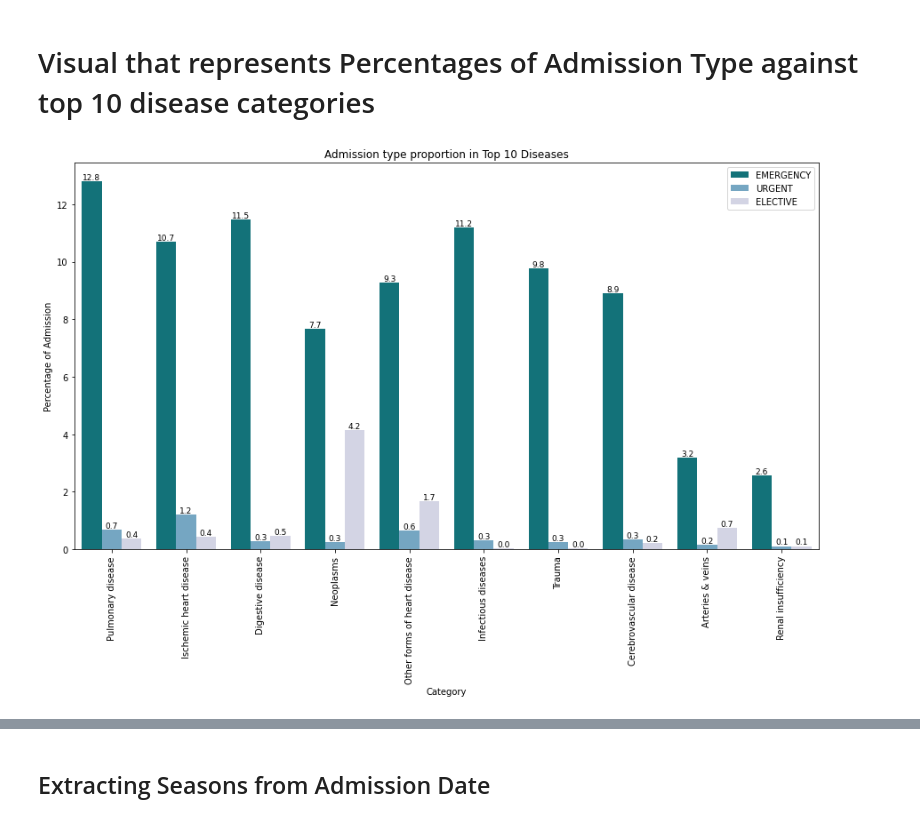
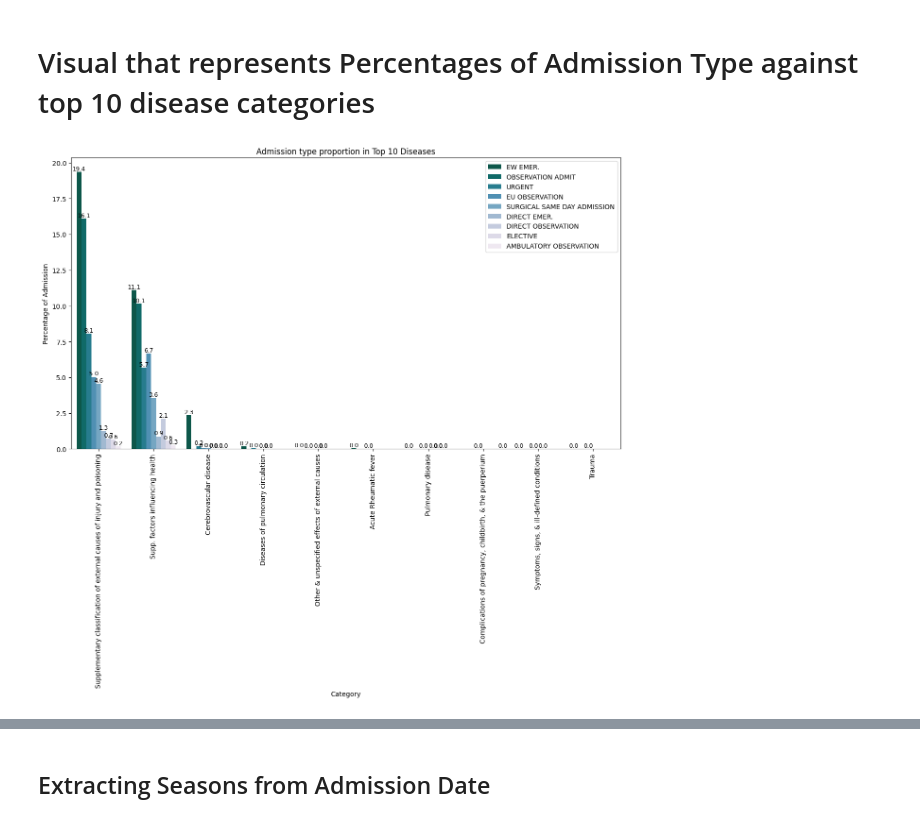
Before and after one commit to BuiHoangTu/Disease_Prediction_MIMIC_II, a Jupyter notebook: 03_icd9-Updated.ipynb, the cells around one changed output, grey strips where cells are left out. Cells and saved outputs as stored; diff of their text form; code cells hidden in the pictures.

```diff
--- a/03_icd9-Updated.ipynb
+++ b/03_icd9-Updated.ipynb
@@ -457,16 +526,16 @@ top_10_m_f
 # %%
 fig, ax = plt.subplots(figsize=(15, 7))
 
-sns.barplot(data = top_10_m_f, x='category' ,y = 'percentage', hue= 'Gender',palette='PuBuGn_r')
+sns.barplot(data = top_10_m_f, x='category' ,y = 'percentage', hue= 'gender',palette='PuBuGn_r')
 
-for description in ax.containers:
-    ax.bar_label(description , fmt = '%.1f')
+for category in ax.containers:
+    ax.bar_label(category , fmt = '%.1f')
 
 plt.xlabel(x:="Category")
 plt.ylabel(y:="Percentage of Admission")
 plt.title(t:= "Gender proportion in Top 10 Diseases")
 
 plt.xticks(rotation=90)
-plt.savefig(f"EDA_{t}.jpeg", bbox_inches = "tight")
+plt.savefig(POST_PROCESS_PATH + f"EDA_{t}.jpeg", bbox_inches = "tight")
 plt.show()
 # %% [output]
@@ -481,5 +551,5 @@ plt.show()
 # %%
-demDetail = pd.read_csv(r"demographic_detail.csv")
+demDetail = pd.read_csv(MIMIC_PATH + "admissions.csv")
 # %%
 demDetail.columns
 # %% [output]
@@ -568,16 +635,16 @@ top_10_ms
 # %%
 fig, ax = plt.subplots(figsize=(15, 8))
 
-sns.barplot(data = top_10_ms, x='category' ,y = 'percentage', hue= 'marital_status_descr', palette='PuBuGn_r')
+sns.barplot(data = top_10_ms, x='category' ,y = 'percentage', hue= 'marital_status', palette='PuBuGn_r')
 
-for description in ax.containers:
-    ax.bar_label(description , fmt = '%.1f', fontsize=8)
+for category in ax.containers:
+    ax.bar_label(category , fmt = '%.1f', fontsize=8)
 
 plt.xlabel(x:="Category")
 plt.ylabel(y:="Percentage of Admission")
 plt.title(t:= "Marital status proportion in Top 10 Diseases")
 plt.legend(loc = "upper right")
 plt.xticks(rotation=90)
-plt.savefig(f"EDA_{t}.jpeg", bbox_inches = "tight")
+plt.savefig(POST_PROCESS_PATH + f"EDA_{t}.jpeg", bbox_inches = "tight")
 plt.show()
 # %% [output]
@@ -585,9 +652,9 @@ plt.show()
 # %%
-all_at = df33.groupby("category")['admission_type_descr'].value_counts().to_frame() #at = admission type
+all_at = df33.groupby("category")['admission_type'].value_counts().to_frame() #at = admission type
 
-all_at.rename(columns = {"admission_type_descr":"Count"}, inplace = True)
+all_at.rename(columns = {"admission_type":"count"}, inplace = True)
 
-sorted_at = all_at.reset_index().sort_values(['admission_type_descr', 'Count'])
+sorted_at = all_at.reset_index().sort_values(['admission_type', 'count'])
 
 # sns.barplot(data = sorted_at, x='category' ,y = 'Count', hue= 'admission_type_descr')
 
@@ -599,7 +666,7 @@ top_10_cat = df33.groupby("category").size().sort_values(ascending= False).head(
 top_10_at = all_at.loc[top_10]
 # top_10_ms
 
-top_10_at = top_10_at.assign(percentage = lambda x: top_10_at["Count"]/top_10_at["Count"].sum()*100)
+top_10_at = top_10_at.assign(percentage = lambda x: top_10_at["count"]/top_10_at["count"].sum()*100)
 top_10_at = top_10_at.reset_index()
 # %%
 top_10_at
@@ -626,18 +693,18 @@ top_10_at
 # %%
 fig, ax = plt.subplots(figsize=(15, 8))
 
-sns.barplot(data = top_10_at, x='category' ,y = 'percentage', hue= 'admission_type_descr',palette='PuBuGn_r')
+sns.barplot(data = top_10_at, x='category' ,y = 'percentage', hue= 'admission_type',palette='PuBuGn_r')
 
-for description in ax.containers:
-    ax.bar_label(description , fmt = '%.1f', fontsize=9)
+for category in ax.containers:
+    ax.bar_label(category , fmt = '%.1f', fontsize=9)
 
 plt.xlabel(x:="Category")
 plt.ylabel(y:="Percentage of Admission")
 plt.title(t:= "Admission type proportion in Top 10 Diseases")
 plt.legend(loc = "upper right")
 plt.xticks(rotation=90)
-plt.savefig(f"EDA_{t}.jpeg", bbox_inches = "tight")
+plt.savefig(POST_PROCESS_PATH + f"EDA_{t}.jpeg", bbox_inches = "tight")
 plt.show()
 # %% [output]
-[figure, old version]
+[figure, new version]
 # %%
```
Also changed, not shown: parts of 51 cells of this notebook.
